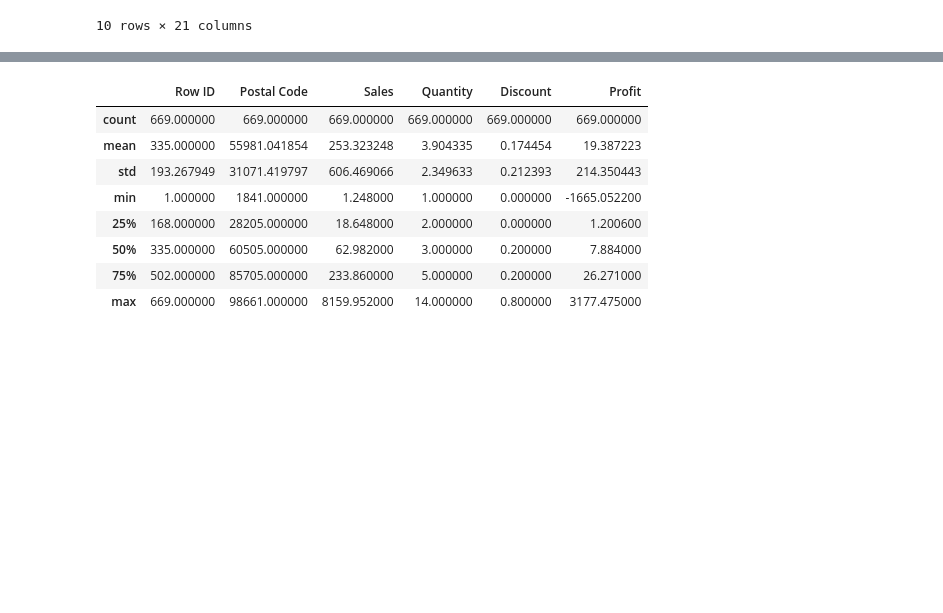
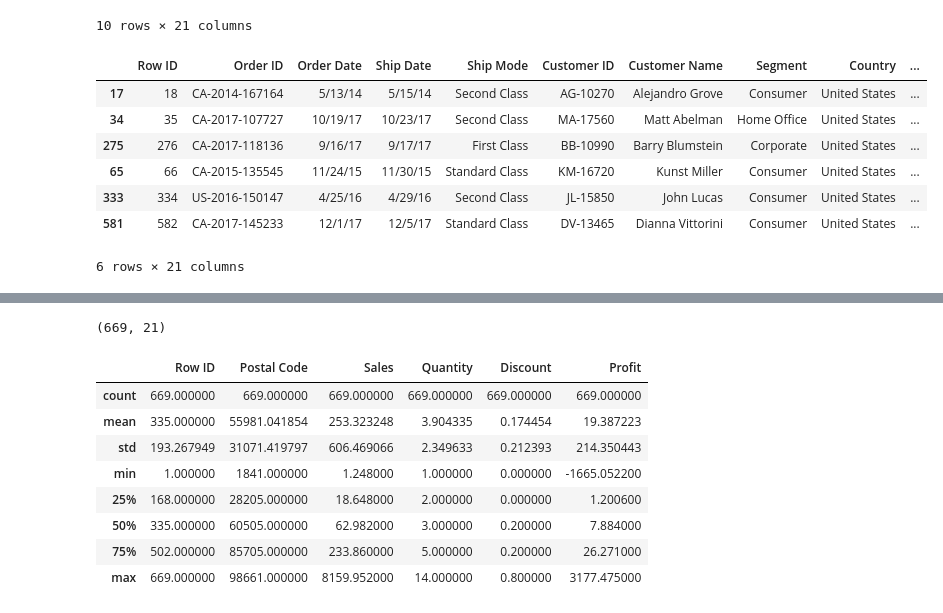
Before and after one commit to satyamranatc/PandasCode, a Jupyter notebook: Panda.ipynb, the cells around one changed output, grey strips where cells are left out. Cells and saved outputs as stored; diff of their text form; code cells hidden in the pictures; blank space fills up the shorter version.

```diff
--- a/Panda.ipynb
+++ b/Panda.ipynb
@@ -49,6 +49,17 @@ df.head(10)
 | 8 | 9 | CA-2014-115812 | 6/9/14 | 6/14/14 | Standard Class | BH-11710 | Brosina Hoffman | Consumer | United States | ... |
 | 9 | 10 | CA-2014-115812 | 6/9/14 | 6/14/14 | Standard Class | BH-11710 | Brosina Hoffman | Consumer | United States | ... |
 10 rows × 21 columns
+# %%
+df.sample(6) # Randomly select 6 rows
+# %% [output]
+|  | Row ID | Order ID | Order Date | Ship Date | Ship Mode | Customer ID | Customer Name | Segment | Country | ... |
+| 17 | 18 | CA-2014-167164 | 5/13/14 | 5/15/14 | Second Class | AG-10270 | Alejandro Grove | Consumer | United States | ... |
+| 34 | 35 | CA-2017-107727 | 10/19/17 | 10/23/17 | Second Class | MA-17560 | Matt Abelman | Home Office | United States | ... |
+| 275 | 276 | CA-2017-118136 | 9/16/17 | 9/17/17 | First Class | BB-10990 | Barry Blumstein | Corporate | United States | ... |
+| 65 | 66 | CA-2015-135545 | 11/24/15 | 11/30/15 | Standard Class | KM-16720 | Kunst Miller | Consumer | United States | ... |
+| 333 | 334 | US-2016-150147 | 4/25/16 | 4/29/16 | Second Class | JL-15850 | John Lucas | Consumer | United States | ... |
+| 581 | 582 | CA-2017-145233 | 12/1/17 | 12/5/17 | Standard Class | DV-13465 | Dianna Vittorini | Consumer | United States | ... |
+6 rows × 21 columns
 # %%
 df.tail() # 5
 df.tail(10)
@@ -65,6 +76,10 @@ df.tail(10)
 | 667 | 668 | CA-2017-132682 | 6/8/17 | 6/10/17 | Second Class | TH-21235 | Tiffany House | Corporate | United States | ... |
 | 668 | 669 | CA-2014-156314 | 12/24/14 | 12/26/14 | First Class | RP-19390 | Resi Pölking | Consumer | United States | ... |
 10 rows × 21 columns
+# %%
+df.shape
+# %% [output]
+(669, 21)
 # %%
 df.describe()
 # %% [output]
```
Also changed, not shown: parts of 1 cell of this notebook, 2 other files.
